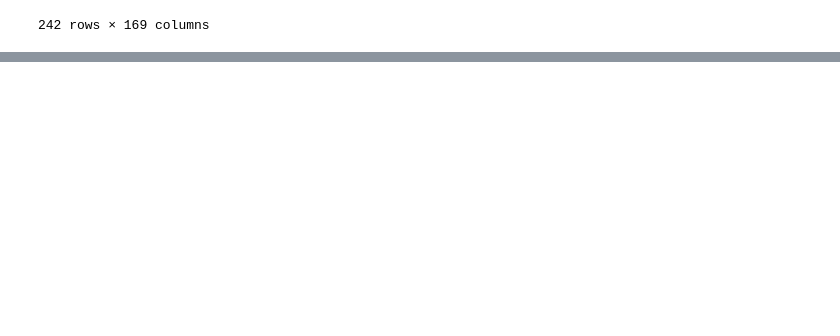
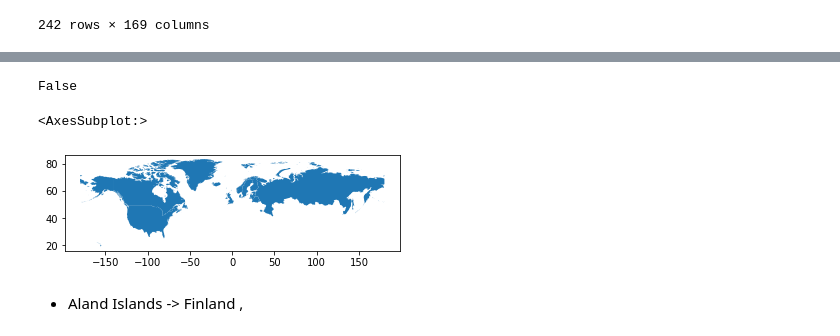
Before and after one commit to carmengg/eds-220-book, a Jupyter notebook: lectures/lesson-10-geojson.ipynb, the cells around one changed output, grey strips where cells are left out. Cells and saved outputs as stored; diff of their text form; code cells hidden in the pictures; blank space fills up the shorter version.

Commit message:
plotted arctic countires

```diff
--- a/lectures/lesson-10-geojson.ipynb
+++ b/lectures/lesson-10-geojson.ipynb
@@ -182,0 +191,4 @@ countries
+# %%
+arctic_countries = countries[countries.ADMIN.isin(country_names)]
+arctic_countries = arctic_countries[['ADMIN','TYPE','geometry']]
+arctic_countries
@@ -182,0 +212,11 @@ countries
+# %%
+'Aland Islands' in countries.values
+# %% [output]
+False
+# %%
+arctic_countries.plot()
+# %% [output]
+<AxesSubplot:>
+[figure, added]
+# %% [markdown]
+- Aland Islands -> Finland ,
```
Also changed, not shown: parts of 5 cells of this notebook.
